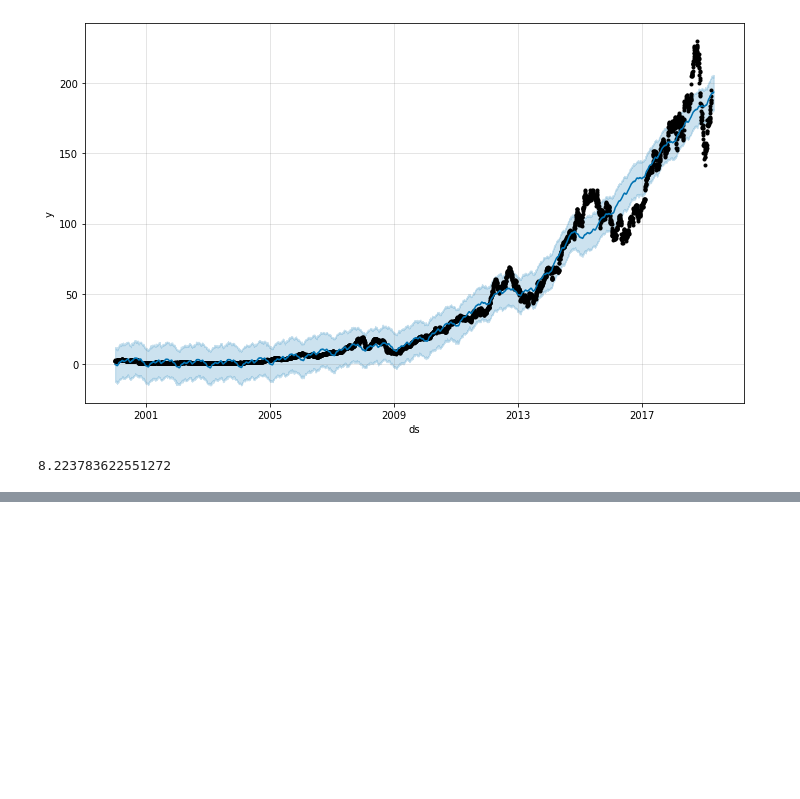
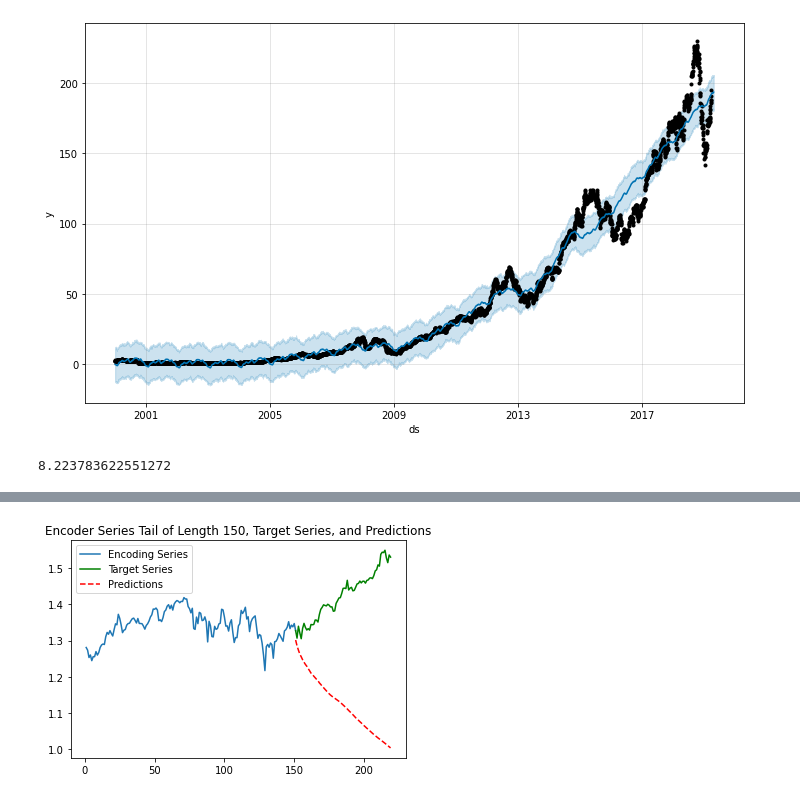
Before and after one commit to Parth7/ML-for-finance, a Jupyter notebook: Wavenet_time_series.ipynb, the cells around one changed output, grey strips where cells are left out. Cells and saved outputs as stored; diff of their text form; code cells hidden in the pictures; blank space fills up the shorter version.

```diff
--- a/Wavenet_time_series.ipynb
+++ b/Wavenet_time_series.ipynb
@@ -168,0 +419,5 @@ df = df.T
+# %%
+predict_and_plot(encoder_input_data, decoder_target_data,
+                 sample_ind=4, enc_tail_len=150)
+# %% [output]
+[figure, added]
```
Also changed, not shown: parts of 17 cells of this notebook.
